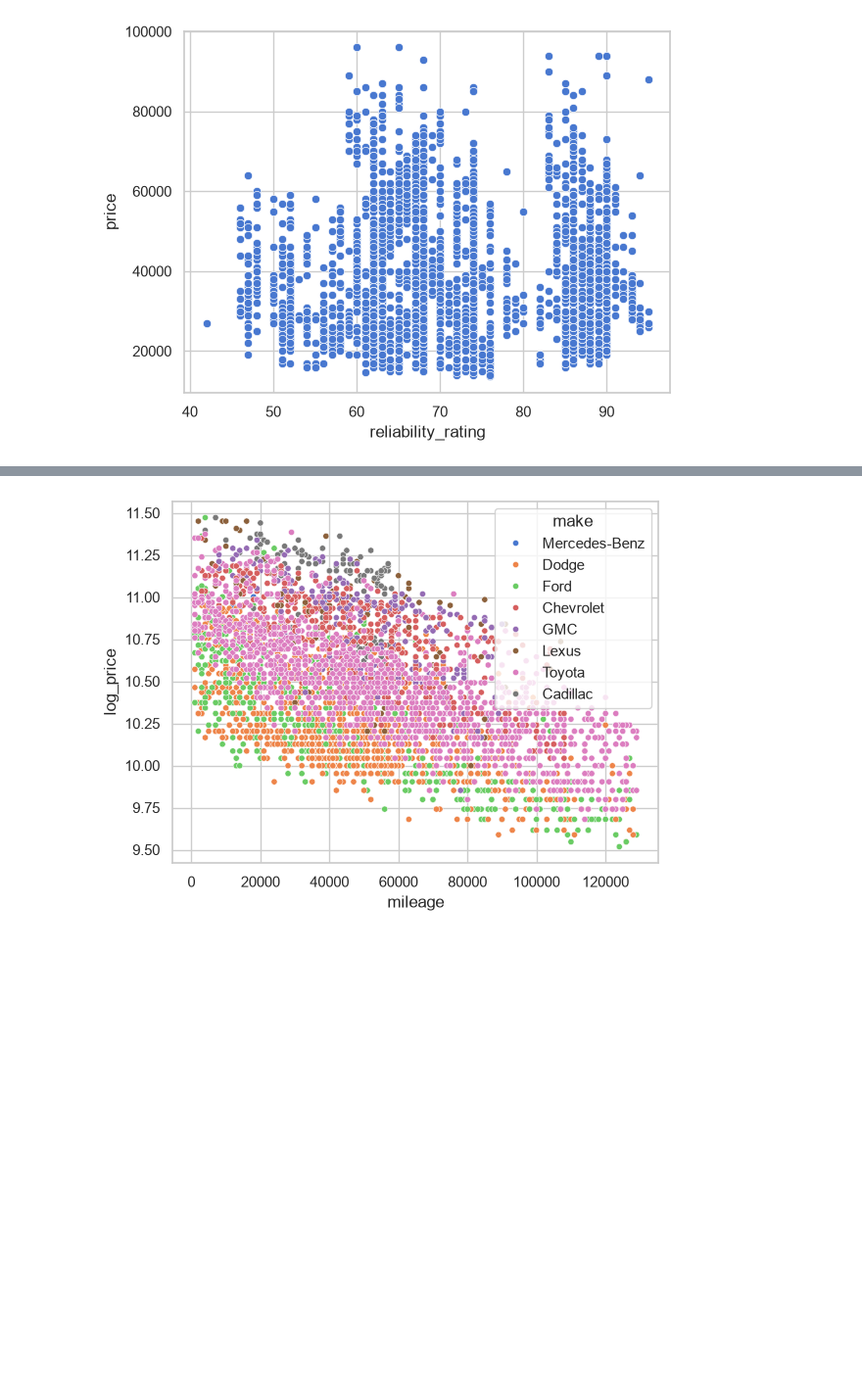
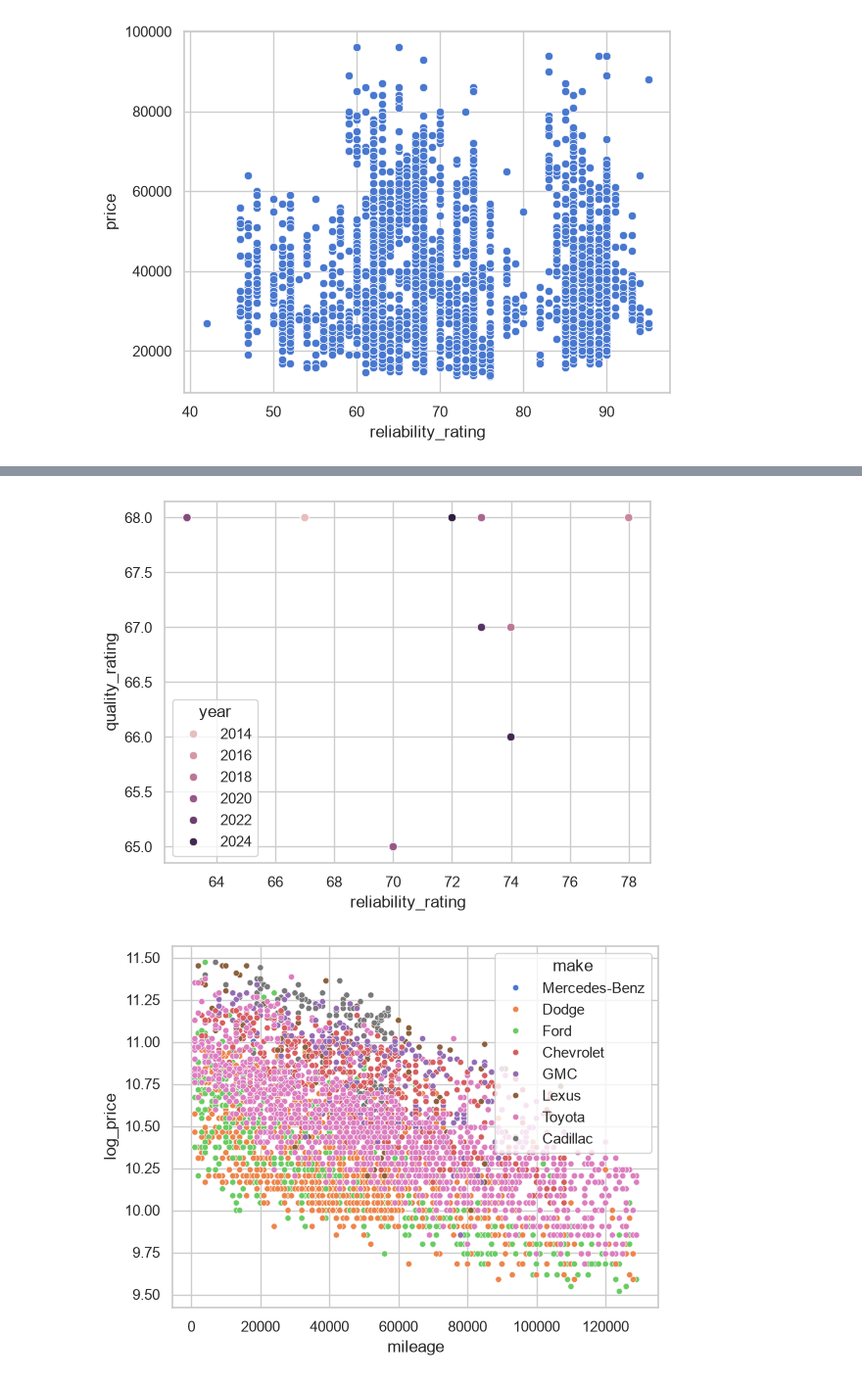
Before and after one commit to Nasser-Sanchez/Used-Car-Analyser, a Jupyter notebook: notebooks/car_data_analysis.ipynb, the cells around one changed output, grey strips where cells are left out. Shown at 98% size. Saved outputs shown, nothing was run; the diff lists cells and outputs as text; code cells hidden in the pictures; blank space fills up the shorter version.

Commit message:
Evaluate LLM for data  gathering

```diff
--- a/notebooks/car_data_analysis.ipynb
+++ b/notebooks/car_data_analysis.ipynb
@@ -103,3 +112,14 @@ plt.show()
+# %%
+ford_mustang_gt = df[(df['model']=='Mustang') & (df['trim']=='GT')]
+g1 = sns.scatterplot(
+    data=ford_mustang_gt,
+    x='reliability_rating',
+    y='quality_rating',
+    hue='year'
+)
+plt.show()
+# %% [output]
+[figure, added]
 # %%
 g1 = sns.scatterplot(
     data=df,
```
Also changed, not shown: parts of 1 cell of this notebook, 2 other files.
